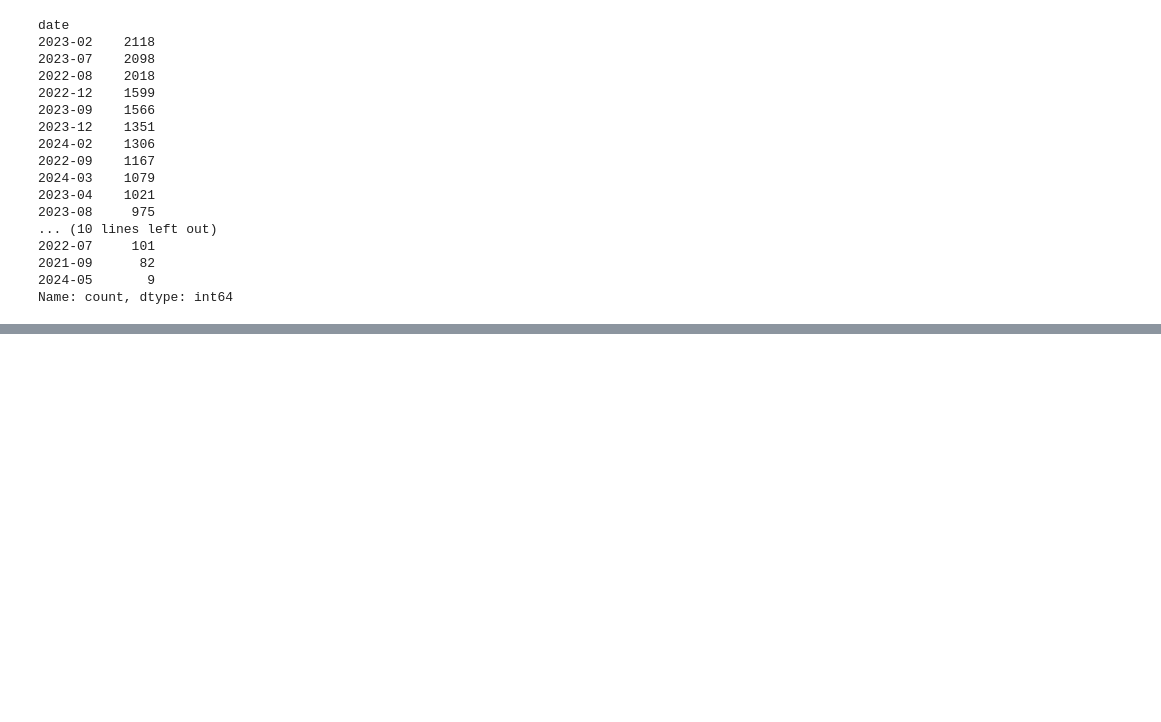
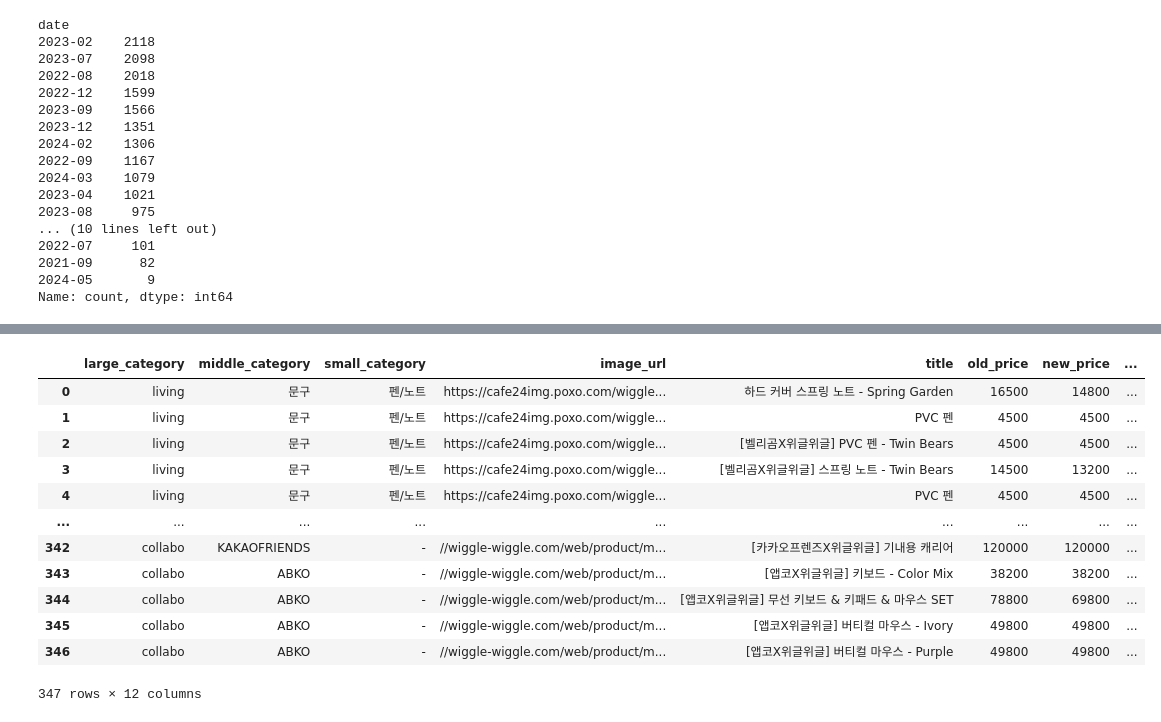
Before and after one commit to entangelk/wigglewiggle, a Jupyter notebook: docs/analysis/qna.ipynb, the cells around one changed output, grey strips where cells are left out. Cells and saved outputs as stored; diff of their text form; code cells hidden in the pictures; blank space fills up the shorter version.

```diff
--- a/docs/analysis/qna.ipynb
+++ b/docs/analysis/qna.ipynb
@@ -158,0 +213,16 @@ Name: count, dtype: int64
+# %%
+df_product
+# %% [output]
+|  | large_category | middle_category | small_category | image_url | title | old_price | new_price | ... |
+| 0 | living | 문구 | 펜/노트 | https://cafe24img.poxo.com/wiggle... | 하드 커버 스프링 노트 - Spring Garden | 16500 | 14800 | ... |
+| 1 | living | 문구 | 펜/노트 | https://cafe24img.poxo.com/wiggle... | PVC 펜 | 4500 | 4500 | ... |
+| 2 | living | 문구 | 펜/노트 | https://cafe24img.poxo.com/wiggle... | [벨리곰X위글위글] PVC 펜 - Twin Bears | 4500 | 4500 | ... |
+| 3 | living | 문구 | 펜/노트 | https://cafe24img.poxo.com/wiggle... | [벨리곰X위글위글] 스프링 노트 - Twin Bears | 14500 | 13200 | ... |
+| 4 | living | 문구 | 펜/노트 | https://cafe24img.poxo.com/wiggle... | PVC 펜 | 4500 | 4500 | ... |
+| ... | ... | ... | ... | ... | ... | ... | ... | ... |
+| 342 | collabo | KAKAOFRIENDS | - | //wiggle-wiggle.com/web/product/m... | [카카오프렌즈X위글위글] 기내용 캐리어 | 120000 | 120000 | ... |
+| 343 | collabo | ABKO | - | //wiggle-wiggle.com/web/product/m... | [앱코X위글위글] 키보드 - Color Mix | 38200 | 38200 | ... |
+| 344 | collabo | ABKO | - | //wiggle-wiggle.com/web/product/m... | [앱코X위글위글] 무선 키보드 & 키패드 & 마우스 SET | 78800 | 69800 | ... |
+| 345 | collabo | ABKO | - | //wiggle-wiggle.com/web/product/m... | [앱코X위글위글] 버티컬 마우스 - Ivory | 49800 | 49800 | ... |
+| 346 | collabo | ABKO | - | //wiggle-wiggle.com/web/product/m... | [앱코X위글위글] 버티컬 마우스 - Purple | 49800 | 49800 | ... |
+347 rows × 12 columns
```
Also changed, not shown: parts of 4 cells of this notebook, 1 other file.
